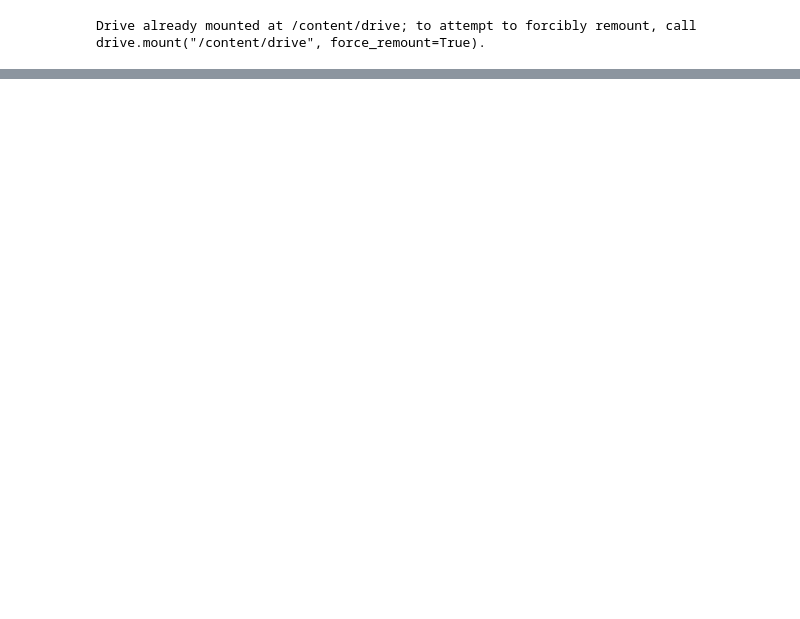
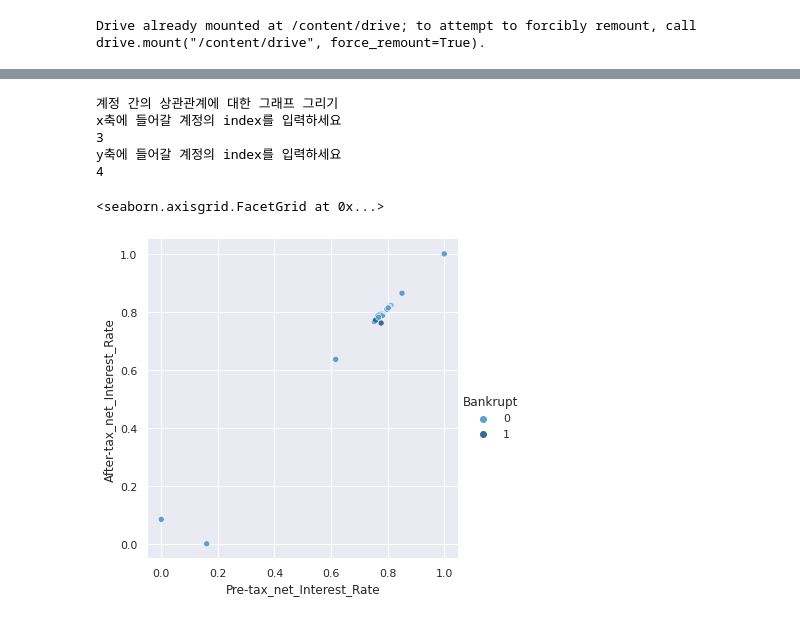
Before and after one commit to kdstheace/Project_FinancialAnalysis, a Jupyter notebook: Financial_analysis.ipynb, the cells around one changed output, grey strips where cells are left out. Saved outputs shown, nothing was run; the diff lists cells and outputs as text; code cells hidden in the pictures; blank space fills up the shorter version.

```diff
--- a/Financial_analysis.ipynb
+++ b/Financial_analysis.ipynb
@@ -135,3 +223,0 @@ accuracy: 96.63%
-# %%
-plt.rcParams['figure.figsize'] = (200, 50)
-bp = scaled_X.boxplot()
@@ -195,0 +423,16 @@ pd.set_option('display.max_columns', 100)
+# %%
+print('계정 간의 상관관계에 대한 그래프 그리기')
+print('x축에 들어갈 계정의 index를 입력하세요')
+x_feature = scaled_X.columns[int(input())]
+print('y축에 들어갈 계정의 index를 입력하세요')
+y_feature = scaled_X.columns[int(input())]
+
+sns.relplot(x=x_feature, y=y_feature, hue='Bankrupt', data=raw_data, palette='Blues_d')
+# %% [output]
+계정 간의 상관관계에 대한 그래프 그리기
+x축에 들어갈 계정의 index를 입력하세요
+3
+y축에 들어갈 계정의 index를 입력하세요
+4
+<seaborn.axisgrid.FacetGrid at 0x...>
+[figure, added]
```
Also changed, not shown: parts of 22 cells of this notebook.
